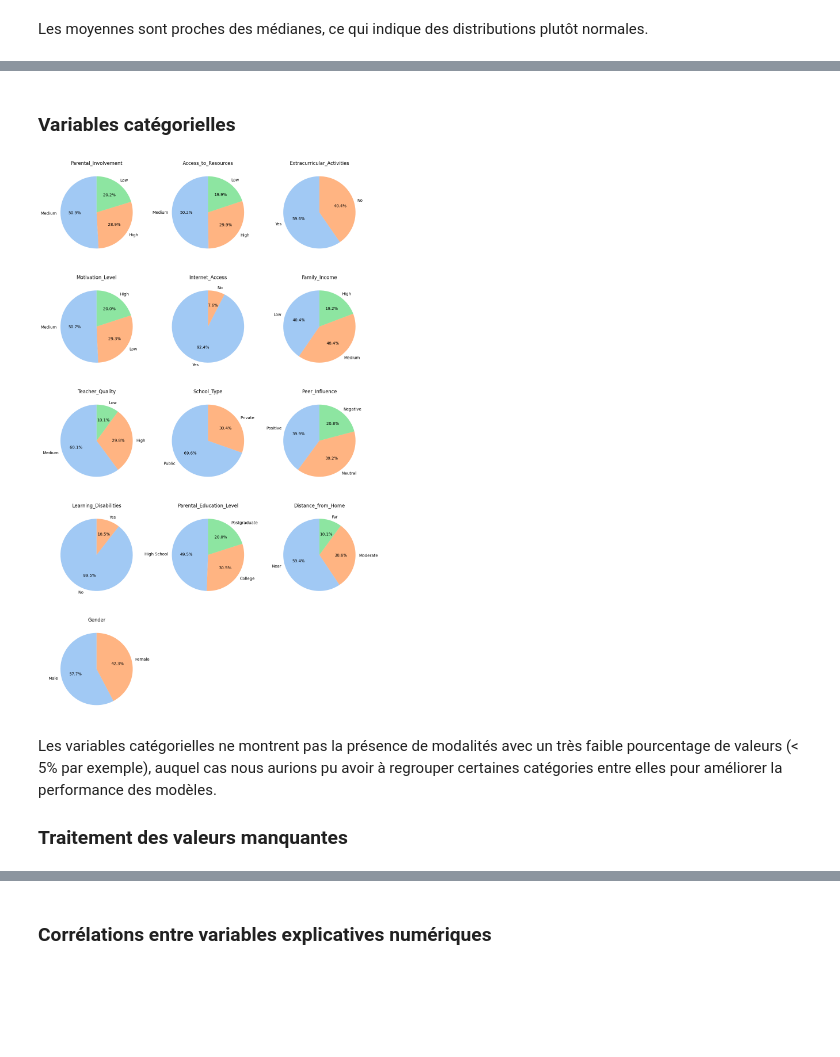
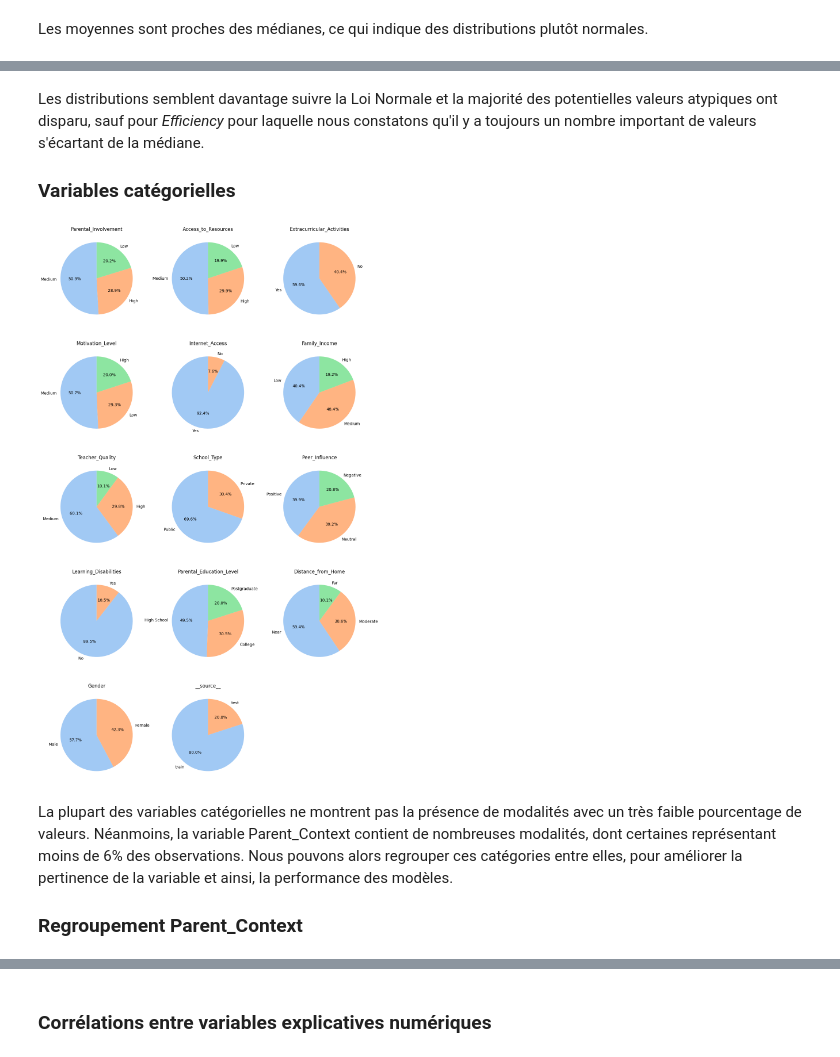
Before and after one commit to Isahrv/projet_svm, a Jupyter notebook: code.ipynb, the cells around one changed output, grey strips where cells are left out. Saved outputs shown, nothing was run; the diff lists cells and outputs as text; code cells hidden in the pictures; blank space fills up the shorter version.

```diff
--- a/code.ipynb
+++ b/code.ipynb
@@ -112,0 +281,9 @@ df.info()
+# %%
+# Split train/test depuis le df complet
+df_train = df[df["__source__"] == "train"].copy()
+df_test = df[df["__source__"] == "test"].copy()
+
+# Vérification
+print(df.info())
+print(df_train.info())
+print(df_test.info())
@@ -187,0 +385,26 @@ On observe la présence de potentielles valeurs extrêmes dans *Hours_Studied*,
+# %%
+num_cols = df_train.select_dtypes(include=["int64", "float64"]).columns
+quantiles = {}
+
+# calcul uniquement sur les variables numériques
+for col in num_cols:
+    low = df_train[col].quantile(0.01)
+    high = df_train[col].quantile(0.99)
+    quantiles[col] = (low, high)
+    n_changed = ((df_train[col] < quantiles[col][0]) |
+                 (df_train[col] > quantiles[col][1])).sum()
+
+    print(f"{col}: {n_changed} valeurs modifiées")
+
+def apply_winsorization(df, quantiles):
+    df = df.copy()
+    for col, (low, high) in quantiles.items():
+        df[col] = df[col].clip(low, high)
+    return df
+
+# Application de la winsorization sur les jeux d'entraînement et de test
+df_train = apply_winsorization(df_train, quantiles)
+df_test  = apply_winsorization(df_test, quantiles)
+
+# Reconstruction du df complet après nettoyage des valeurs extrêmes
+df = pd.concat([df_train, df_test], axis=0, ignore_index=True)
@@ -188,41 +459,42 @@ On observe la présence de potentielles valeurs extrêmes dans *Hours_Studied*,
 # %% [markdown]
+Les distributions semblent davantage suivre la Loi Normale et la majorité des potentielles valeurs atypiques ont disparu, sauf pour *Efficiency* pour laquelle nous constatons qu'il y a toujours un nombre important de valeurs s'écartant de la médiane.
+
 ### Variables catégorielles
 # %%
 # Pie Chart pour variables catégorielles
-def plot_pie(columns):
+def plot_pie(data, columns):
 
     n_cols = 3
     n_rows = (len(columns) + n_cols - 1) // n_cols
 
     fig, axes = plt.subplots(n_rows, n_cols, figsize=(12, n_rows*4))
     axes = axes.flatten()
 
     for i, col in enumerate(columns):
 
-        counts = df[col].value_counts()
+        counts = data[col].value_counts()
 
         axes[i].pie(
             counts.values,
             labels=counts.index,
             autopct='%1.1f%%',
             startangle=90,
             colors=palette
         )
 
         axes[i].set_title(col)
 
-    # Suppression des axes inutilisés
     for j in range(i + 1, len(axes)):
         fig.delaxes(axes[j])
 
     plt.tight_layout()
     plt.show()
 
 # Affichage
-plot_pie(cat_cols)
+plot_pie(df, cat_cols)
 # %% [output]
-[figure, old version]
+[figure, new version]
 # %% [markdown]
-Les variables catégorielles ne montrent pas la présence de modalités avec un très faible pourcentage de valeurs (< 5% par exemple), auquel cas nous aurions pu avoir à regrouper certaines catégories entre elles pour améliorer la performance des modèles.
+La plupart des variables catégorielles ne montrent pas la présence de modalités avec un très faible pourcentage de valeurs. Néanmoins, la variable Parent_Context contient de nombreuses modalités, dont certaines représentant moins de 6% des observations. Nous pouvons alors regrouper ces catégories entre elles, pour améliorer la pertinence de la variable et ainsi, la performance des modèles.
 
-### Traitement des valeurs manquantes
+### Regroupement Parent_Context
```
Also changed, not shown: parts of 41 cells of this notebook, 3 other files.
